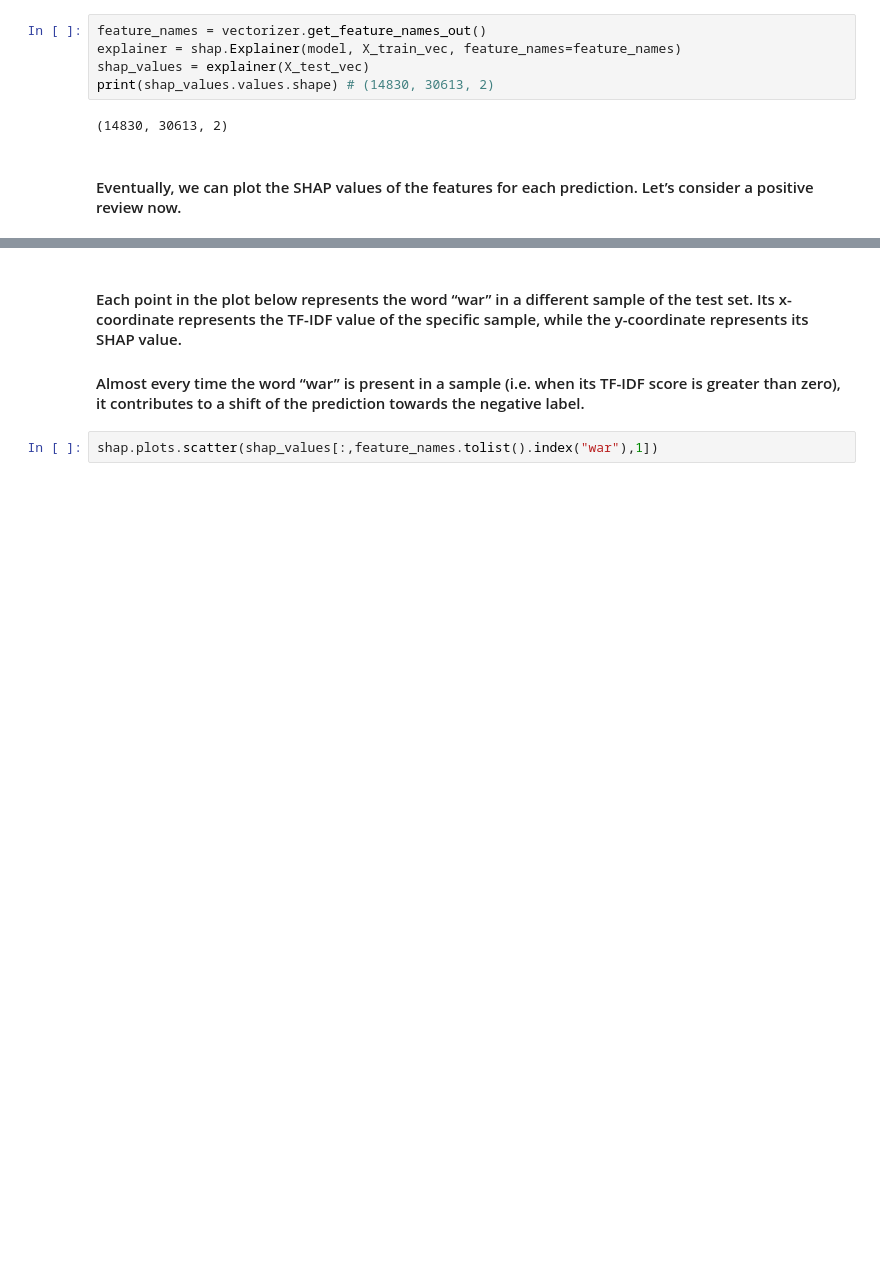
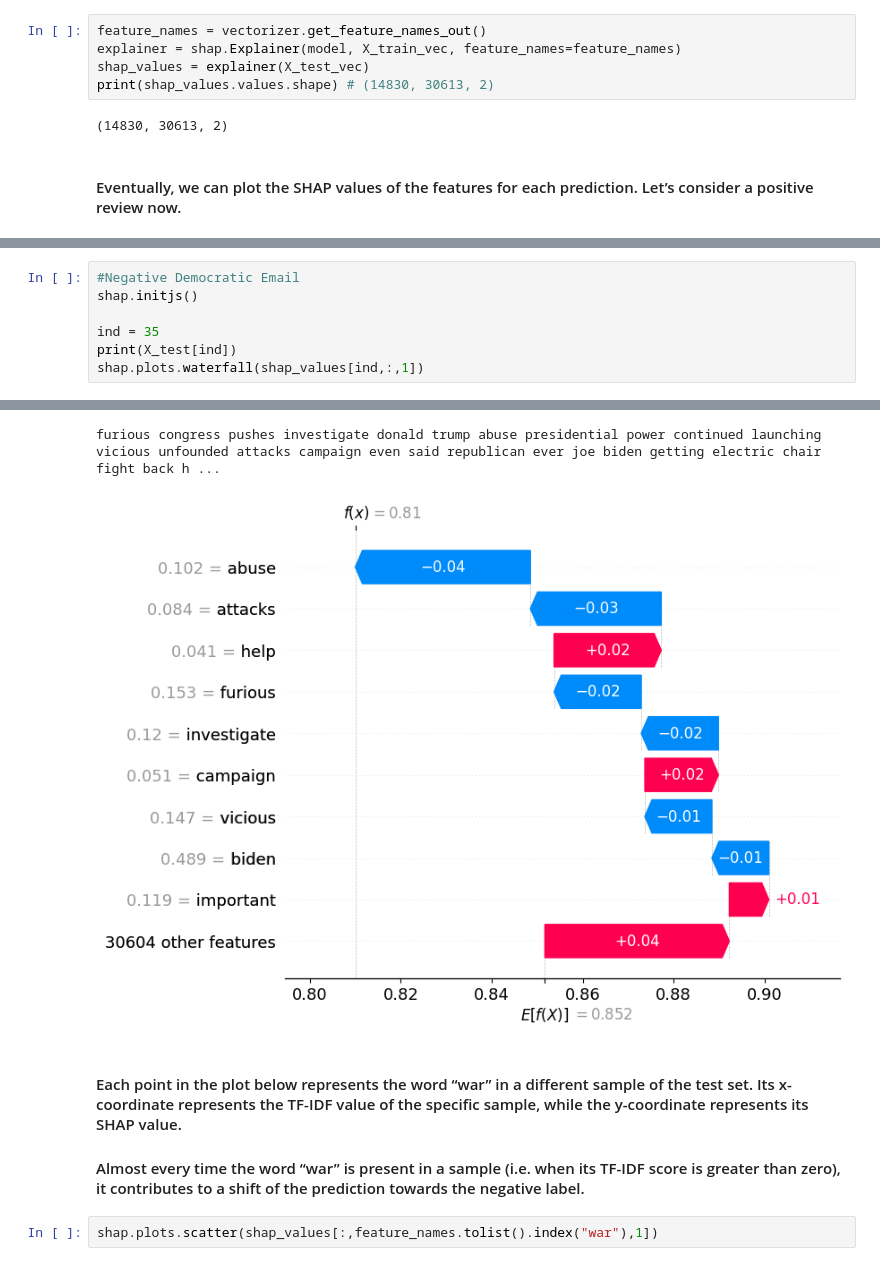
Before and after one commit to statzenthusiast921/political-emails-analysis, a Jupyter notebook: main/notebooks/Interpretable ML with Shapely 12.5.22.ipynb, the cells around one changed output, grey strips where cells are left out. Drawn from its saved outputs; the diff is of its cells as text; blank space fills up the shorter version.

```diff
--- a/main/notebooks/Interpretable ML with Shapely 12.5.22.ipynb
+++ b/main/notebooks/Interpretable ML with Shapely 12.5.22.ipynb
@@ -122,0 +144,8 @@ dear friend today filed run another term represent louisville united states cong
+# %%
+#Negative Democratic Email
+shap.initjs()
+
+ind = 35
+print(X_test[ind])
+shap.plots.waterfall(shap_values[ind,:,1])
+# %% [output]
@@ -123,3 +153,5 @@ dear friend today filed run another term represent louisville united states cong
+furious congress pushes investigate donald trump abuse presidential power continued launching vicious unfounded attacks campaign even said republican ever joe biden getting electric chair fight back h ...
+[figure, added]
 # %% [markdown]
 #### Each point in the plot below represents the word “war” in a different sample of the test set. Its x-coordinate represents the TF-IDF value of the specific sample, while the y-coordinate represents its SHAP value.
 
```
Also changed, not shown: parts of 9 cells of this notebook.
